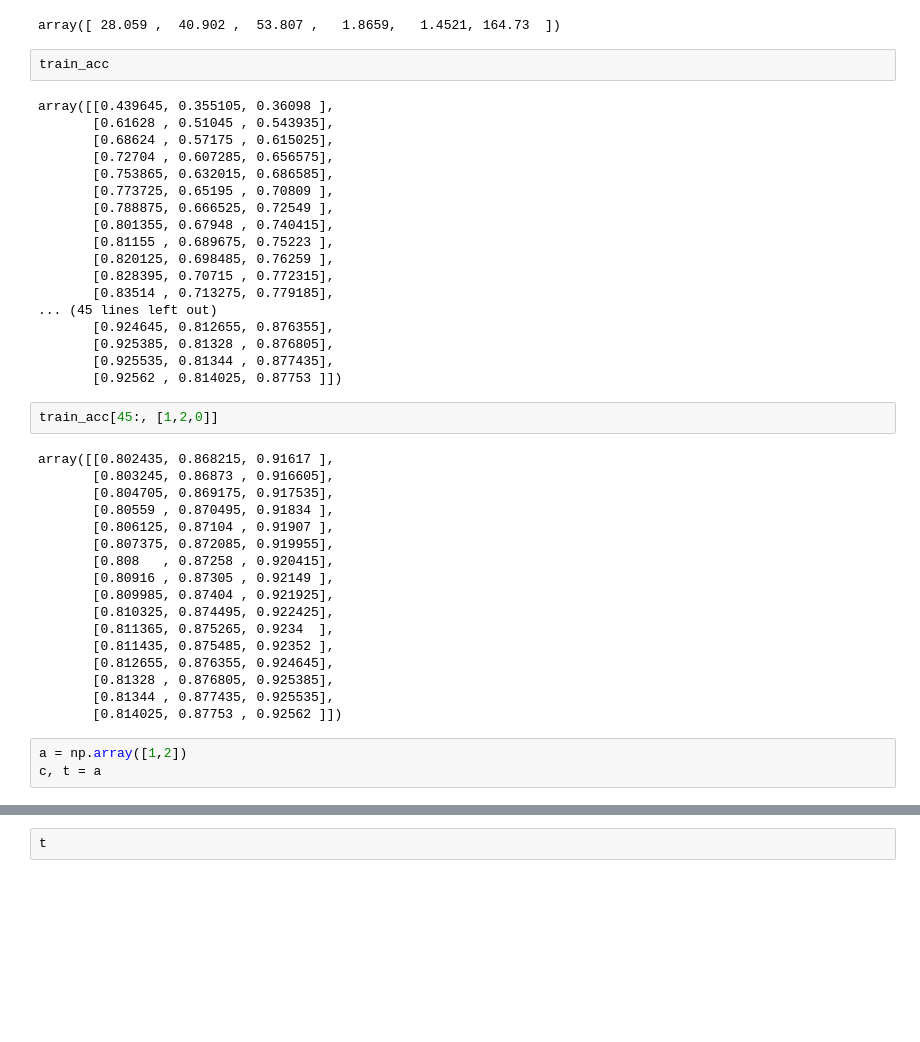
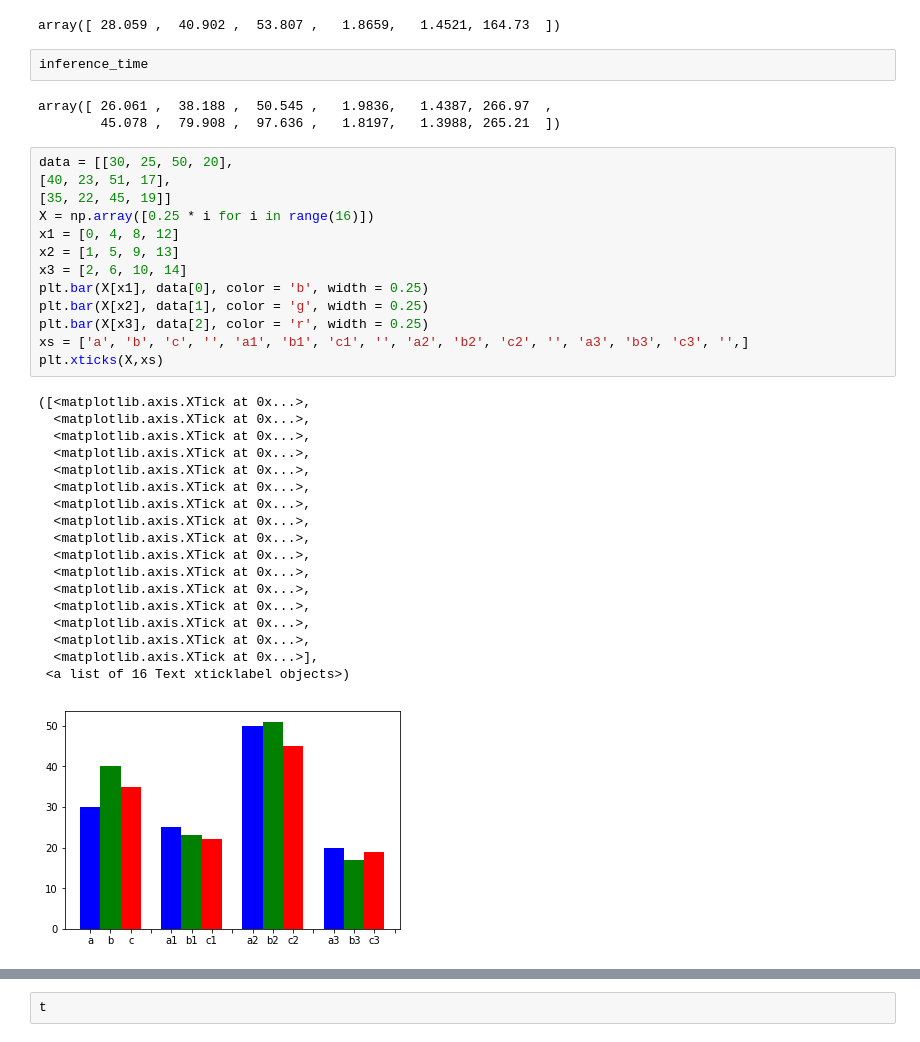
Before and after one commit to iid2019/iddl, a Jupyter notebook: resnet/plot_results.ipynb, the cells around one changed output, grey strips where cells are left out. Drawn from its saved outputs; the diff is of its cells as text; blank space fills up the shorter version.

```diff
--- a/resnet/plot_results.ipynb
+++ b/resnet/plot_results.ipynb
@@ -419,45 +435,40 @@ array([0.71218889, 0.64862222, 0.31024444, 0.28924444, 0.32856667,
 inference_time
 # %% [output]
 array([ 28.059 ,  40.902 ,  53.807 ,   1.8659,   1.4521, 164.73  ])
-# %%
-train_acc
-# %% [output]
-array([[0.439645, 0.355105, 0.36098 ],
-       [0.61628 , 0.51045 , 0.543935],
-       [0.68624 , 0.57175 , 0.615025],
-       [0.72704 , 0.607285, 0.656575],
-       [0.753865, 0.632015, 0.686585],
-       [0.773725, 0.65195 , 0.70809 ],
-       [0.788875, 0.666525, 0.72549 ],
-       [0.801355, 0.67948 , 0.740415],
-       [0.81155 , 0.689675, 0.75223 ],
-       [0.820125, 0.698485, 0.76259 ],
-       [0.828395, 0.70715 , 0.772315],
-       [0.83514 , 0.713275, 0.779185],
-... (45 lines left out)
-       [0.924645, 0.812655, 0.876355],
-       [0.925385, 0.81328 , 0.876805],
-       [0.925535, 0.81344 , 0.877435],
-       [0.92562 , 0.814025, 0.87753 ]])
-# %%
-train_acc[45:, [1,2,0]]
-# %% [output]
-array([[0.802435, 0.868215, 0.91617 ],
-       [0.803245, 0.86873 , 0.916605],
-       [0.804705, 0.869175, 0.917535],
-       [0.80559 , 0.870495, 0.91834 ],
-       [0.806125, 0.87104 , 0.91907 ],
-       [0.807375, 0.872085, 0.919955],
-       [0.808   , 0.87258 , 0.920415],
-       [0.80916 , 0.87305 , 0.92149 ],
-       [0.809985, 0.87404 , 0.921925],
-       [0.810325, 0.874495, 0.922425],
-       [0.811365, 0.875265, 0.9234  ],
-       [0.811435, 0.875485, 0.92352 ],
-       [0.812655, 0.876355, 0.924645],
-       [0.81328 , 0.876805, 0.925385],
-       [0.81344 , 0.877435, 0.925535],
-       [0.814025, 0.87753 , 0.92562 ]])
-# %%
-a = np.array([1,2])
-c, t = a
+# %%
+inference_time
+# %% [output]
+array([ 26.061 ,  38.188 ,  50.545 ,   1.9836,   1.4387, 266.97  ,
+        45.078 ,  79.908 ,  97.636 ,   1.8197,   1.3988, 265.21  ])
+# %%
+data = [[30, 25, 50, 20],
+[40, 23, 51, 17],
+[35, 22, 45, 19]]
+X = np.array([0.25 * i for i in range(16)])
+x1 = [0, 4, 8, 12]
+x2 = [1, 5, 9, 13]
+x3 = [2, 6, 10, 14]
+plt.bar(X[x1], data[0], color = 'b', width = 0.25)
+plt.bar(X[x2], data[1], color = 'g', width = 0.25)
+plt.bar(X[x3], data[2], color = 'r', width = 0.25)
+xs = ['a', 'b', 'c', '', 'a1', 'b1', 'c1', '', 'a2', 'b2', 'c2', '', 'a3', 'b3', 'c3', '',]
+plt.xticks(X,xs)
+# %% [output]
+([<matplotlib.axis.XTick at 0x...>,
+  <matplotlib.axis.XTick at 0x...>,
+  <matplotlib.axis.XTick at 0x...>,
+  <matplotlib.axis.XTick at 0x...>,
+  <matplotlib.axis.XTick at 0x...>,
+  <matplotlib.axis.XTick at 0x...>,
+  <matplotlib.axis.XTick at 0x...>,
+  <matplotlib.axis.XTick at 0x...>,
+  <matplotlib.axis.XTick at 0x...>,
+  <matplotlib.axis.XTick at 0x...>,
+  <matplotlib.axis.XTick at 0x...>,
+  <matplotlib.axis.XTick at 0x...>,
+  <matplotlib.axis.XTick at 0x...>,
+  <matplotlib.axis.XTick at 0x...>,
+  <matplotlib.axis.XTick at 0x...>,
+  <matplotlib.axis.XTick at 0x...>],
+ <a list of 16 Text xticklabel objects>)
+[figure, added]
```
Also changed, not shown: parts of 7 cells of this notebook, 1 other file.
